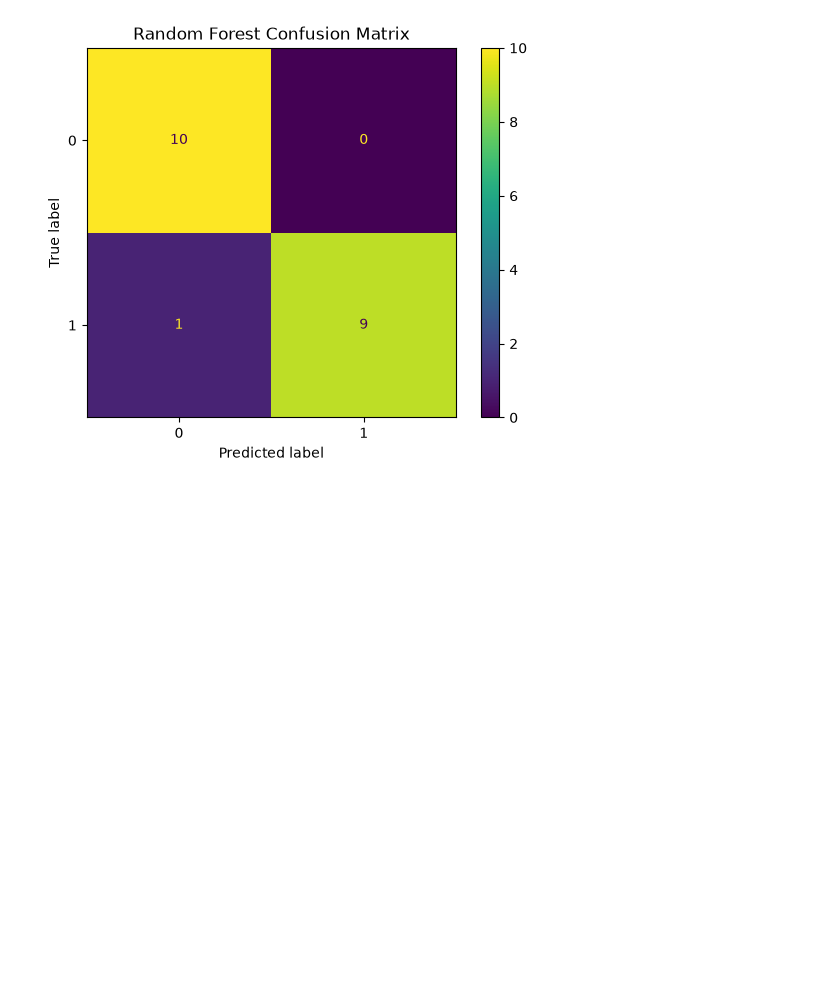
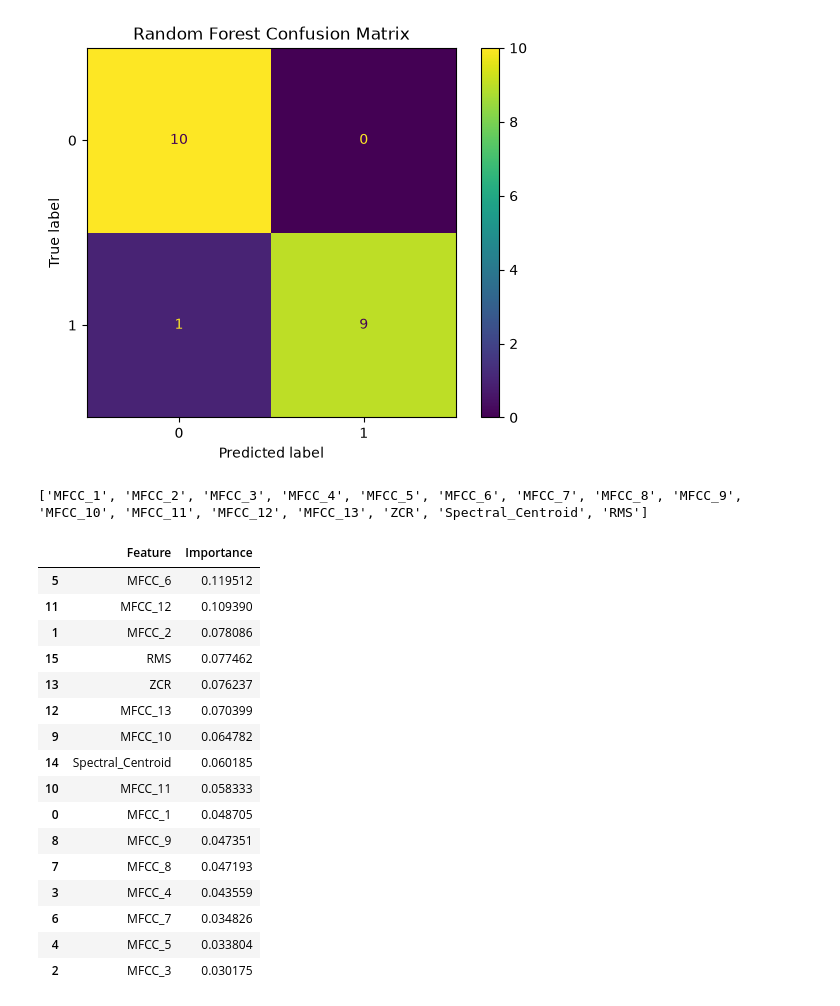
Before and after one commit to Khushubansal29/Deepfake-Audio-Detection-MaRS-, a Jupyter notebook: notebooks/dataset_exploration.ipynb, the cells around one changed output. Saved outputs shown, nothing was run; the diff lists cells and outputs as text; code cells hidden in the pictures; blank space fills up the shorter version.

```diff
--- a/notebooks/dataset_exploration.ipynb
+++ b/notebooks/dataset_exploration.ipynb
@@ -348,3 +348,50 @@ plt.title("Random Forest Confusion Matrix")
 plt.show()
 # %% [output]
 [figure]
+# %%
+feature_names = []
+
+for i in range(13):
+    feature_names.append(f"MFCC_{i+1}")
+
+feature_names.extend([
+    "ZCR",
+    "Spectral_Centroid",
+    "RMS"
+])
+
+print(feature_names)
+# %% [output]
+['MFCC_1', 'MFCC_2', 'MFCC_3', 'MFCC_4', 'MFCC_5', 'MFCC_6', 'MFCC_7', 'MFCC_8', 'MFCC_9', 'MFCC_10', 'MFCC_11', 'MFCC_12', 'MFCC_13', 'ZCR', 'Spectral_Centroid', 'RMS']
+# %%
+import pandas as pd
+
+importance_df = pd.DataFrame({
+    "Feature": feature_names,
+    "Importance": rf.feature_importances_
+})
+
+importance_df = importance_df.sort_values(
+    by="Importance",
+    ascending=False
+)
+
+importance_df
+# %% [output]
+|  | Feature | Importance |
+| 5 | MFCC_6 | 0.119512 |
+| 11 | MFCC_12 | 0.109390 |
+| 1 | MFCC_2 | 0.078086 |
+| 15 | RMS | 0.077462 |
+| 13 | ZCR | 0.076237 |
+| 12 | MFCC_13 | 0.070399 |
+| 9 | MFCC_10 | 0.064782 |
+| 14 | Spectral_Centroid | 0.060185 |
+| 10 | MFCC_11 | 0.058333 |
+| 0 | MFCC_1 | 0.048705 |
+| 8 | MFCC_9 | 0.047351 |
+| 7 | MFCC_8 | 0.047193 |
+| 3 | MFCC_4 | 0.043559 |
+| 6 | MFCC_7 | 0.034826 |
+| 4 | MFCC_5 | 0.033804 |
+| 2 | MFCC_3 | 0.030175 |
```
Also changed, not shown: parts of 1 cell of this notebook.
